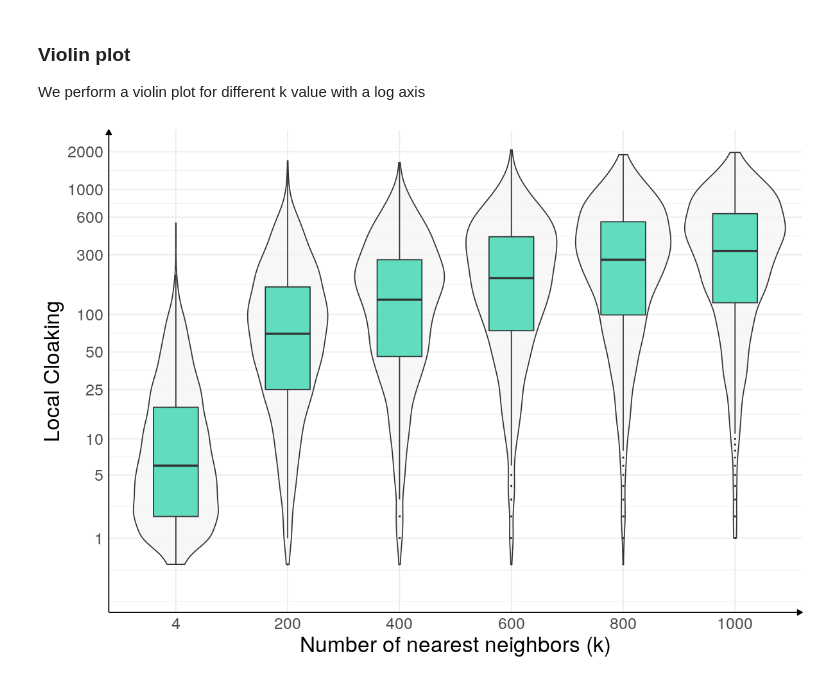
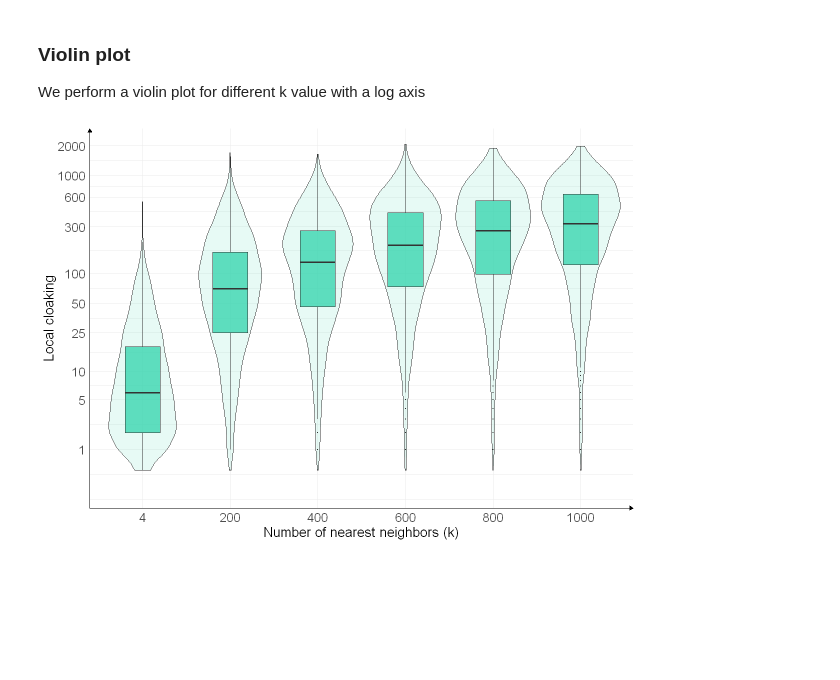
Before and after one commit to octopize/avatar-paper, a Jupyter notebook: notebooks/final_figure/messageC_AIDS.ipynb, the cells around one changed output. Saved outputs shown, nothing was run; the diff lists cells and outputs as text; code cells hidden in the pictures; blank space fills up the shorter version.

```diff
--- a/notebooks/final_figure/messageC_AIDS.ipynb
+++ b/notebooks/final_figure/messageC_AIDS.ipynb
@@ -198,7 +184,5 @@ To compare, we first compute relative hasard ratio for original data
 # %%
-data[] <- lapply(data, function(x) {
-    if(is.factor(x)) as.numeric(as.character(x)) else x
-})
+data[] <- lapply(data, function(x){if(is.factor(x)) as.numeric(as.character(x)) else x})
 
 n_arms <- as.vector(table(data$arms))
 cens_arms <- paste0(as.vector(table(data$cens, data$arms)[2,]), " (",
@@ -412,25 +385,24 @@ We first compute metrics, which need the security metrics specifique function.
 Then we display the distribution of the local cloaking for different k values.
 # %%
 df_local_cloaking_k100 <- data.frame(row.names = 1:nrow(data))
-pr = py$Projection()
-hidden_rate_list = c()
+pr <- py$Projection()
+hidden_rate_list <- c()
 
 
-coord_original = pr$fit_transform(data, nf = 5L)[[1]]
+coord_original <- pr$fit_transform(data, nf = 5L)[[1]]
 for (k in seq_k) {
-    iter = 0
+    iter <- 0
     avatar_tot <- read.table(unz(paste0(file_data, "AIDS/aids_avatarized.zip"),
                                  paste0("aids_avatarized/k", k, "_aids_avatarized.csv")), sep = ",", header = TRUE)
     avatar <- avatar_tot[avatar_tot$iter_k == iter,]
-    avatar_imp <- complete(mice(avatar,m=1,maxit=50,seed=500, printFlag = FALSE),1)
+    avatar_imp <- complete(mice(avatar, m = 1, maxit = 50, seed = 500, printFlag = FALSE), 1)
     avatar$cd496 <- avatar_imp$cd496
-    coord_avatar = pr$transform(avatar[,1:(ncol(avatar) - 3)])
+    coord_avatar <- pr$transform(avatar[, 1:(ncol(avatar) - 3)])
 
     # local cloaking
-    distances = py$record_to_avatar_distance(coord_original, coord_avatar)
+    distances <- py$record_to_avatar_distance(coord_original, coord_avatar)
     local_cloaking <- py$local_cloaking(coord_original, coord_avatar, distances)
-    df_local_cloaking_k100[paste0("local_cloaking_", k)] <- local_cloaking$hit_counts[,1]
-
+    df_local_cloaking_k100[paste0("local_cloaking_", k)] <- local_cloaking$hit_counts[, 1]
 }
 # %% [output]
 Warning message:
@@ -448,26 +425,26 @@ No id variables; using all as measure variables
 ### Violin plot
 We perform a violin plot for different k value with a log axis
 # %%
-save = FALSE
+options(repr.plot.width = 10, repr.plot.height = 7)
 
-plot = ggplot(df_melt, aes(x = variable, y =value)) +
-    geom_violin(trim=TRUE, alpha = 0.8, fill = "#F5F5F5")+
-    geom_boxplot(width=0.4, fill = colors['avatar', 'color'], outlier.size = 0.1,alpha = 0.8) +
+plot <- ggplot(df_melt, aes(x = variable, y = value)) +
+    geom_violin(trim = TRUE, alpha = 0.12, fill = colors['avatar', 'color']) +
+    geom_boxplot(width = 0.4, fill = colors['avatar', 'color'], outlier.size = 0.1,alpha = 0.8) +
     scale_x_discrete(labels = as.character(seq_k)) +
-    scale_y_continuous(trans=scales::pseudo_log_trans(base = 10), breaks = c(1,5,10,25,50,100,300, 600, 1000, 2000)) +
+    scale_y_continuous(trans = scales::pseudo_log_trans(base = 10), breaks = c(1,5,10,25,50,100,300, 600, 1000, 2000)) +
     xlab("Number of nearest neighbors (k)") +
-    ylab("Local Cloaking") +
+    ylab("Local cloaking") +
     theme_minimal() +
     theme(legend.position = "none",
-          axis.title.y = element_text(angle = 90, vjust = 1, size = 20),
-          axis.text=element_text(size=15),
-          axis.title.x = element_text(size = 20),
-          axis.line = element_line(colour = "black",
-                      size = 0.5, linetype = "solid", arrow = arrow(type='closed', length = unit(5,'pt'))))+
+          axis.title.y = element_text(angle = 90, vjust = 1, size = axis_title_size),
+          axis.text = element_text(size = axis_text_size),
+          axis.title.x = element_text(size = axis_title_size),
+          axis.line = element_line(colour = "black", size = 0.5, linetype = "solid",
+                                   arrow = arrow(type = 'closed', length = unit(5,'pt'))))+
     coord_cartesian(ylim = c(-1, 2000))
 
 plot
 
-ggsave(file="../../figure/aids_localCloaking_violinplot.svg", plot=plot, width=10, height=7)
+# ggsave(file="../../figure/aids_localCloaking_violinplot.svg", plot = plot, width = 10, height = 7)
 # %% [output]
-[figure, old version]
+[figure, new version]
```
Also changed, not shown: parts of 28 cells of this notebook.
